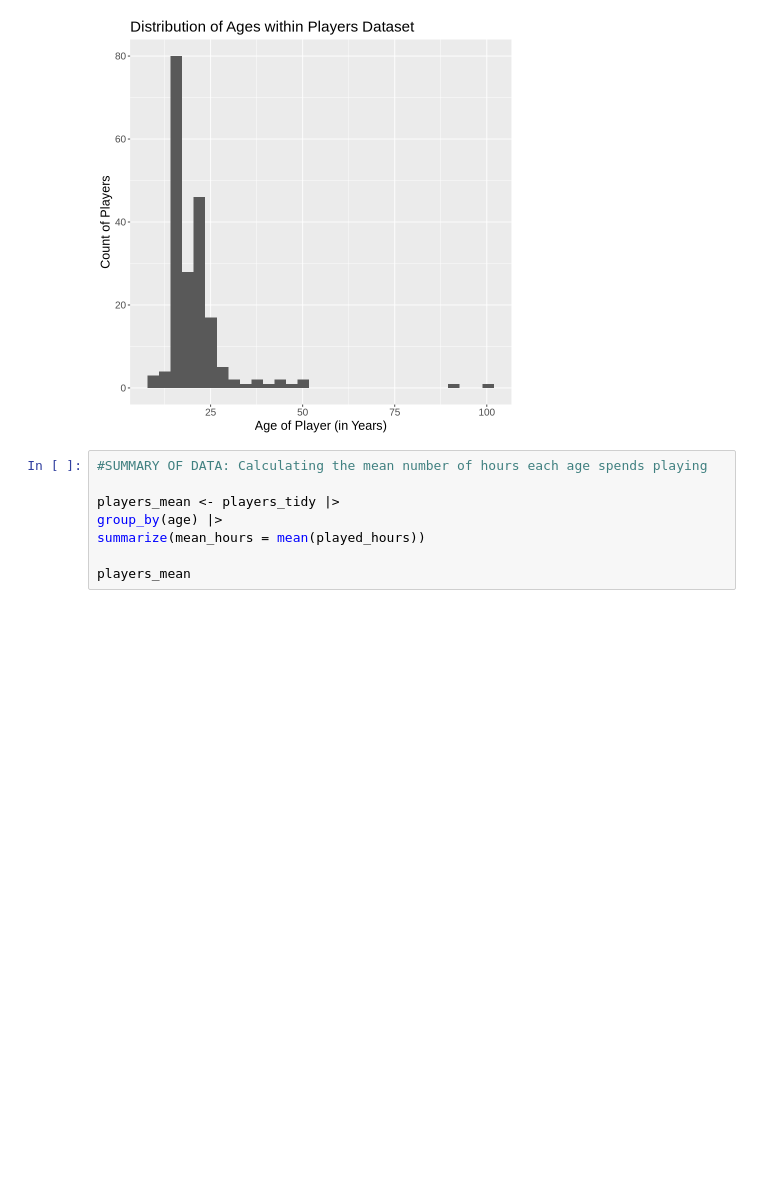
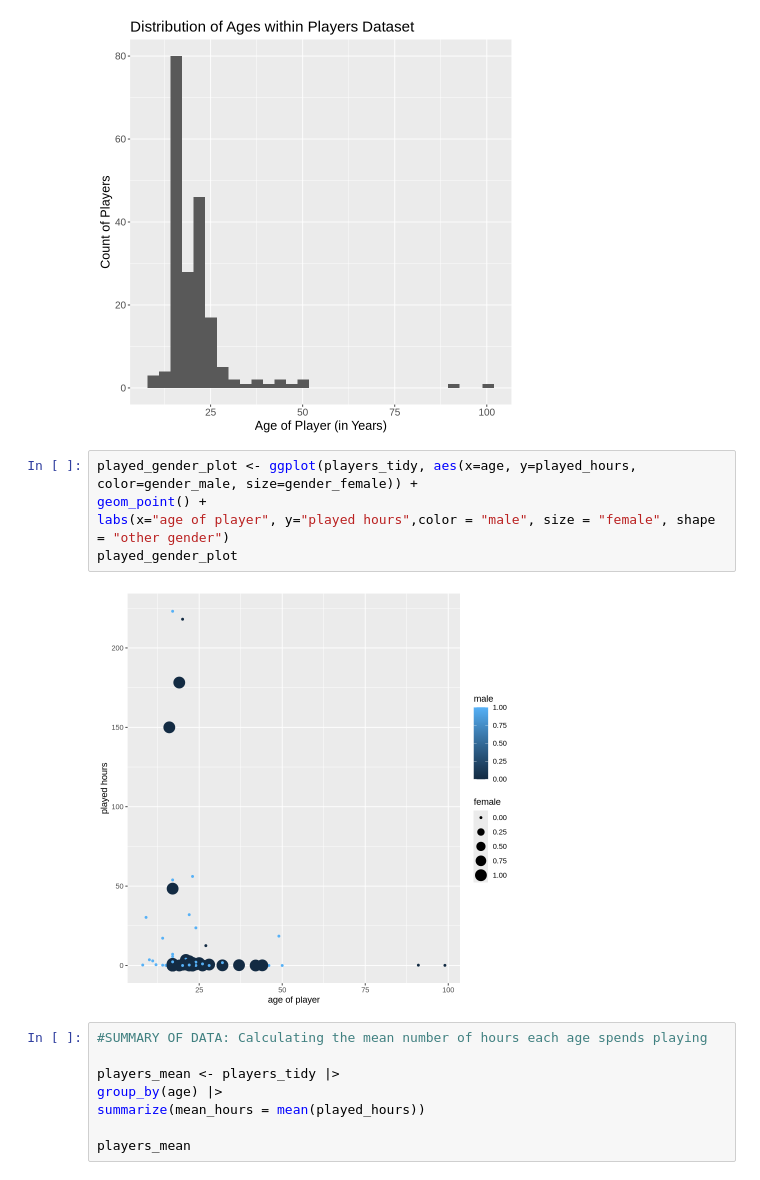
Before and after one commit to jyuxinshu/plaicraft, a Jupyter notebook: plaicraft.ipynb, the cells around one changed output. Drawn from its saved outputs; the diff is of its cells as text; blank space fills up the shorter version.

```diff
--- a/plaicraft.ipynb
+++ b/plaicraft.ipynb
@@ -136,6 +136,13 @@ players_age_plot <- players_tidy |>
 players_age_plot
 # %% [output]
 [figure]
+# %%
+played_gender_plot <- ggplot(players_tidy, aes(x=age, y=played_hours, color=gender_male, size=gender_female)) +
+geom_point() +
+labs(x="age of player", y="played hours",color = "male", size = "female", shape = "other gender")
+played_gender_plot
+# %% [output]
+[figure, added]
 # %%
 #SUMMARY OF DATA: Calculating the mean number of hours each age spends playing
 
```
